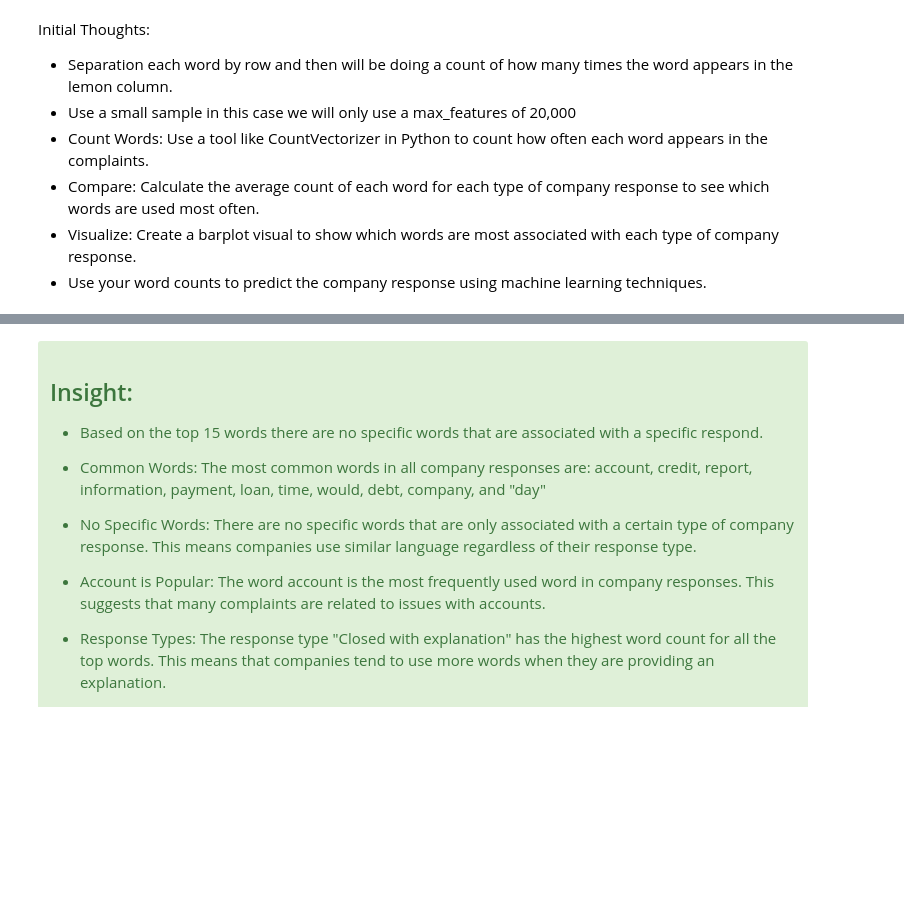
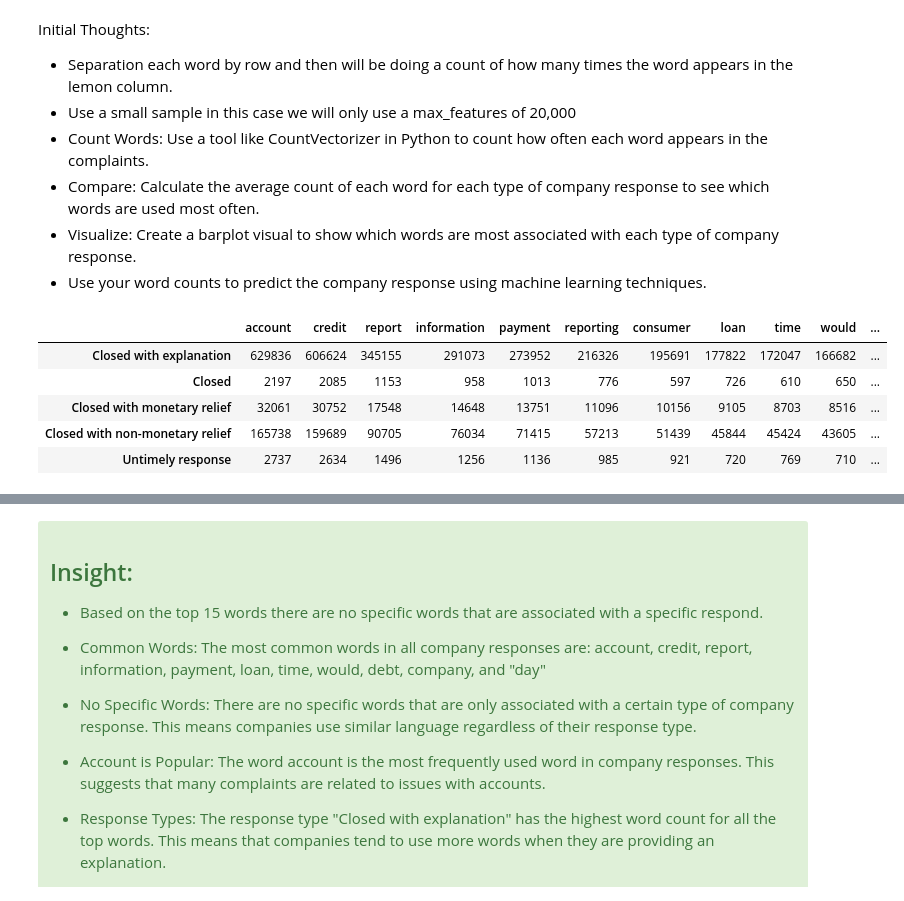
Before and after one commit to DATA-TRAC/consumer-complaint-response, a Jupyter notebook: final_notebook.ipynb, the cells around one changed output, grey strips where cells are left out. Drawn from its saved outputs; the diff is of its cells as text; code cells hidden in the pictures; blank space fills up the shorter version.

```diff
--- a/final_notebook.ipynb
+++ b/final_notebook.ipynb
@@ -263,4 +167,11 @@ Initial Thoughts:
 * Use your word counts to predict the company response using machine learning techniques.
 # %%
 word_counts, df_with_words,word_counts_ones = ex.get_word_counts(train)
-top = ex.top_15_words(word_counts_ones)
+ex.top_15_words(word_counts_ones)
+# %% [output]
+|  | account | credit | report | information | payment | reporting | consumer | loan | time | would | ... |
+| Closed with explanation | 629836 | 606624 | 345155 | 291073 | 273952 | 216326 | 195691 | 177822 | 172047 | 166682 | ... |
+| Closed | 2197 | 2085 | 1153 | 958 | 1013 | 776 | 597 | 726 | 610 | 650 | ... |
+| Closed with monetary relief | 32061 | 30752 | 17548 | 14648 | 13751 | 11096 | 10156 | 9105 | 8703 | 8516 | ... |
+| Closed with non-monetary relief | 165738 | 159689 | 90705 | 76034 | 71415 | 57213 | 51439 | 45844 | 45424 | 43605 | ... |
+| Untimely response | 2737 | 2634 | 1496 | 1256 | 1136 | 985 | 921 | 720 | 769 | 710 | ... |
```
Also changed, not shown: parts of 22 cells of this notebook, 1 other file.
